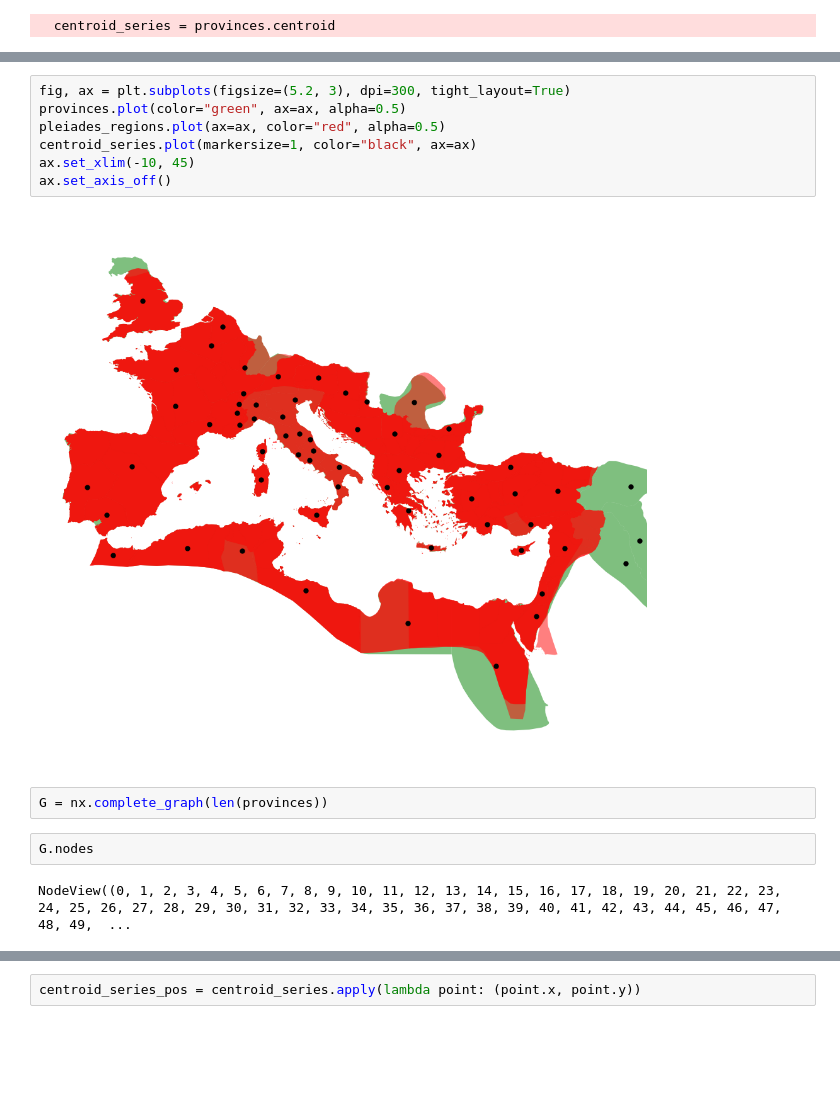
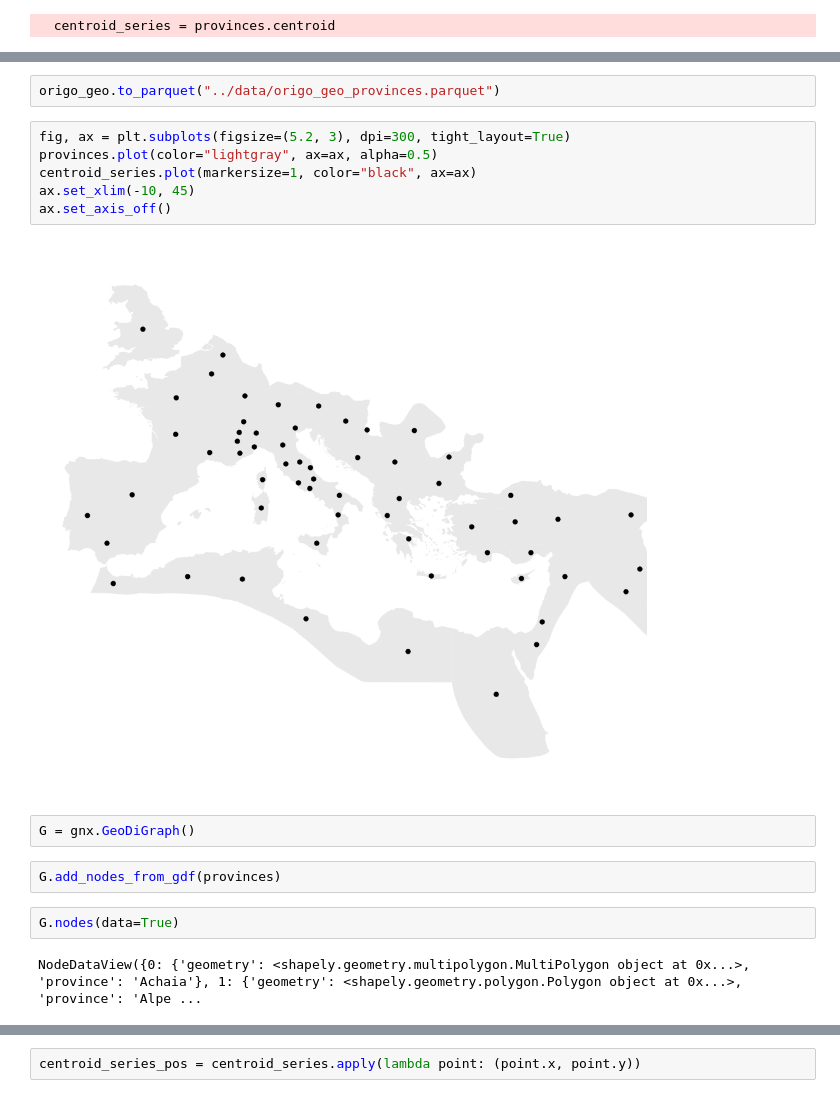
Before and after one commit to sdam-au/EDH_exploration, a Jupyter notebook: scripts/py_PROVINCES-NETWORK.ipynb, the cells around one changed output, grey strips where cells are left out. Cells and saved outputs as stored; diff of their text form; blank space fills up the shorter version.

Commit message:
provinces network

```diff
--- a/scripts/py_PROVINCES-NETWORK.ipynb
+++ b/scripts/py_PROVINCES-NETWORK.ipynb
@@ -30,15 +86,18 @@ centroid_series = provinces.centroid
+# %%
+origo_geo.to_parquet("../data/origo_geo_provinces.parquet")
 # %%
 fig, ax = plt.subplots(figsize=(5.2, 3), dpi=300, tight_layout=True)
-provinces.plot(color="green", ax=ax, alpha=0.5)
-pleiades_regions.plot(ax=ax, color="red", alpha=0.5)
+provinces.plot(color="lightgray", ax=ax, alpha=0.5)
 centroid_series.plot(markersize=1, color="black", ax=ax)
 ax.set_xlim(-10, 45)
 ax.set_axis_off()
 # %% [output]
-[figure, old version]
+[figure, new version]
+# %%
+G = gnx.GeoDiGraph()
 # %%
-G = nx.complete_graph(len(provinces))
+G.add_nodes_from_gdf(provinces)
 # %%
-G.nodes
+G.nodes(data=True)
 # %% [output]
-NodeView((0, 1, 2, 3, 4, 5, 6, 7, 8, 9, 10, 11, 12, 13, 14, 15, 16, 17, 18, 19, 20, 21, 22, 23, 24, 25, 26, 27, 28, 29, 30, 31, 32, 33, 34, 35, 36, 37, 38, 39, 40, 41, 42, 43, 44, 45, 46, 47, 48, 49,  ...
+NodeDataView({0: {'geometry': <shapely.geometry.multipolygon.MultiPolygon object at 0x...>, 'province': 'Achaia'}, 1: {'geometry': <shapely.geometry.polygon.Polygon object at 0x...>, 'province': 'Alpe ...
```
Also changed, not shown: parts of 21 cells of this notebook, 3 other files.
